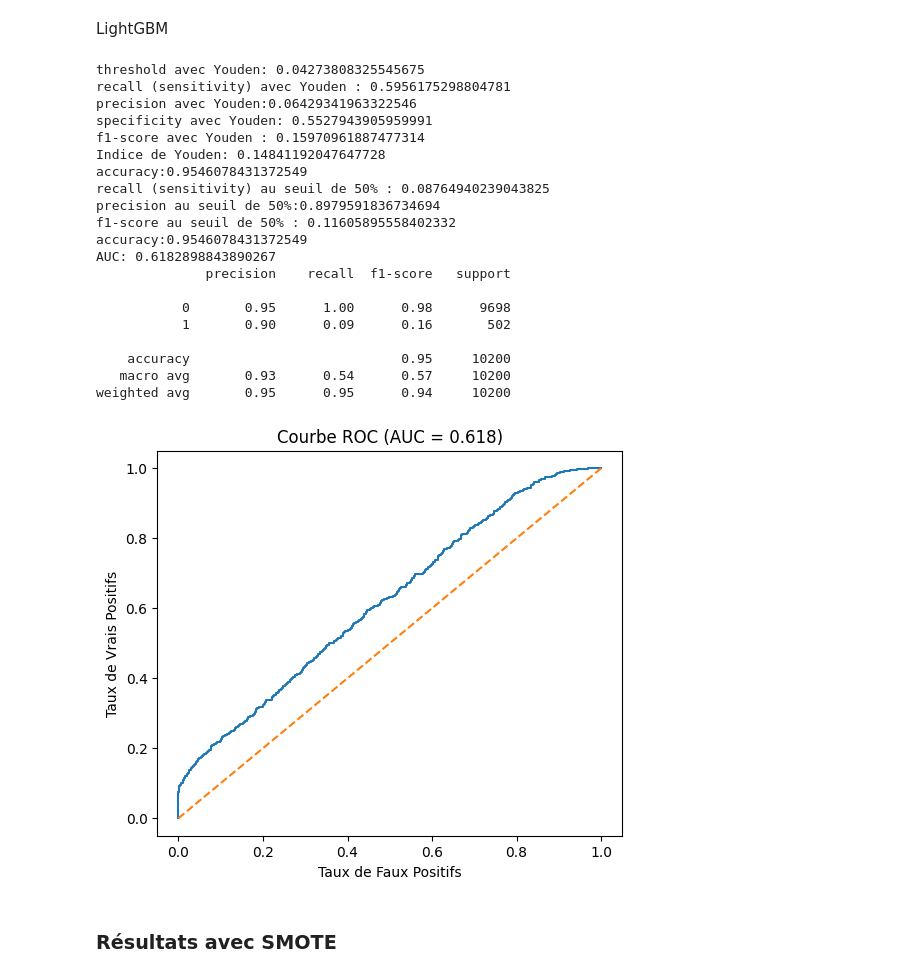
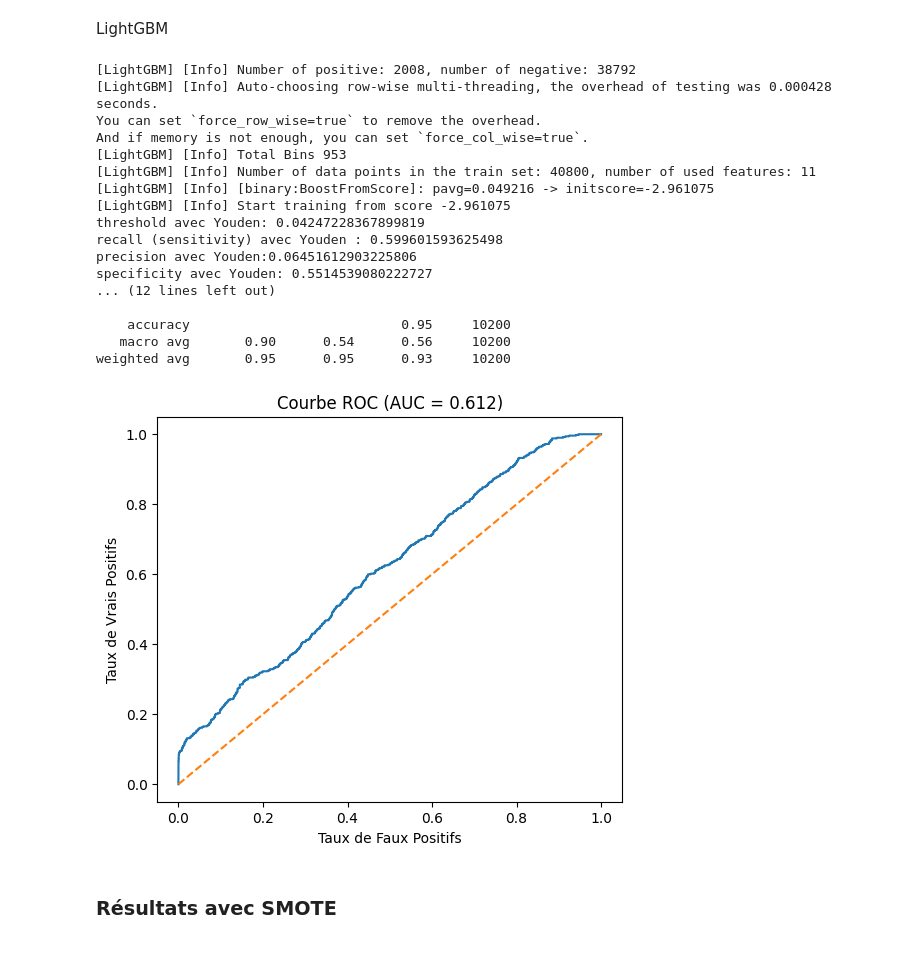
Before and after one commit to Lanier777/PROJET_STATAPP_MILLIMAN, a Jupyter notebook: Analyse descriptive "Fraud Detection Dataset"/Comparaison des modèles.ipynb, the cells around one changed output. Cells and saved outputs as stored; diff of their text form; code cells hidden in the pictures.

```diff
--- a/Analyse descriptive "Fraud Detection Dataset"/Comparaison des modèles.ipynb
+++ b/Analyse descriptive "Fraud Detection Dataset"/Comparaison des modèles.ipynb
@@ -412,6 +407,8 @@ def svm(A,b,T,t):
 # %% [markdown]
 ### 4. *LightGBM*
 # %%
+!pip install lightgbm
+import lightgbm as lgb
 
 def light_gbm(A,b,T,t):
     """
@@ -429,7 +426,7 @@ def light_gbm(A,b,T,t):
     """
 
     # entraînement du modèle
-    lgbm = GradientBoostingClassifier(n_estimators=500,learning_rate=0.05,max_depth=int(np.log2(31)),random_state=42)
+    lgbm = lgb.LGBMClassifier(learning_rate=0.09,max_depth=-5,random_state=42)
     lgbm.fit(A, b)
 
 
@@ -815,30 +809,27 @@ LightGBM
 # %%
 modele=light_gbm
 y_pred, y_pred_proba = modele(X_train, y_train, X_test, y_test)
-metrics(y_pred, y_pred_proba,X_test, y_test)
-roc(y_pred, y_pred_proba,X_test, y_test)
+metrics(y_pred, y_pred_proba,X_test, y_test,False)
+roc(y_pred, y_pred_proba,X_test, y_test,False)
 # %% [output]
-threshold avec Youden: 0.04273808325545675
-recall (sensitivity) avec Youden : 0.5956175298804781
-precision avec Youden:0.06429341963322546
-specificity avec Youden: 0.5527943905959991
-f1-score avec Youden : 0.15970961887477314
-Indice de Youden: 0.14841192047647728
-accuracy:0.9546078431372549
-recall (sensitivity) au seuil de 50% : 0.08764940239043825
-precision au seuil de 50%:0.8979591836734694
-f1-score au seuil de 50% : 0.11605895558402332
-accuracy:0.9546078431372549
-AUC: 0.6182898843890267
-              precision    recall  f1-score   support
-
-           0       0.95      1.00      0.98      9698
-           1       0.90      0.09      0.16       502
+[LightGBM] [Info] Number of positive: 2008, number of negative: 38792
+[LightGBM] [Info] Auto-choosing row-wise multi-threading, the overhead of testing was 0.000428 seconds.
+You can set `force_row_wise=true` to remove the overhead.
+And if memory is not enough, you can set `force_col_wise=true`.
+[LightGBM] [Info] Total Bins 953
+[LightGBM] [Info] Number of data points in the train set: 40800, number of used features: 11
+[LightGBM] [Info] [binary:BoostFromScore]: pavg=0.049216 -> initscore=-2.961075
+[LightGBM] [Info] Start training from score -2.961075
+threshold avec Youden: 0.04247228367899819
+recall (sensitivity) avec Youden : 0.599601593625498
+precision avec Youden:0.06451612903225806
+specificity avec Youden: 0.5514539080222727
+... (12 lines left out)
 
     accuracy                           0.95     10200
-   macro avg       0.93      0.54      0.57     10200
-weighted avg       0.95      0.95      0.94     10200
+   macro avg       0.90      0.54      0.56     10200
+weighted avg       0.95      0.95      0.93     10200
-[figure, old version]
+[figure, new version]
 # %% [markdown]
 ### **Résultats avec SMOTE**
 # %% [markdown]
```
Also changed, not shown: parts of 24 cells of this notebook.
